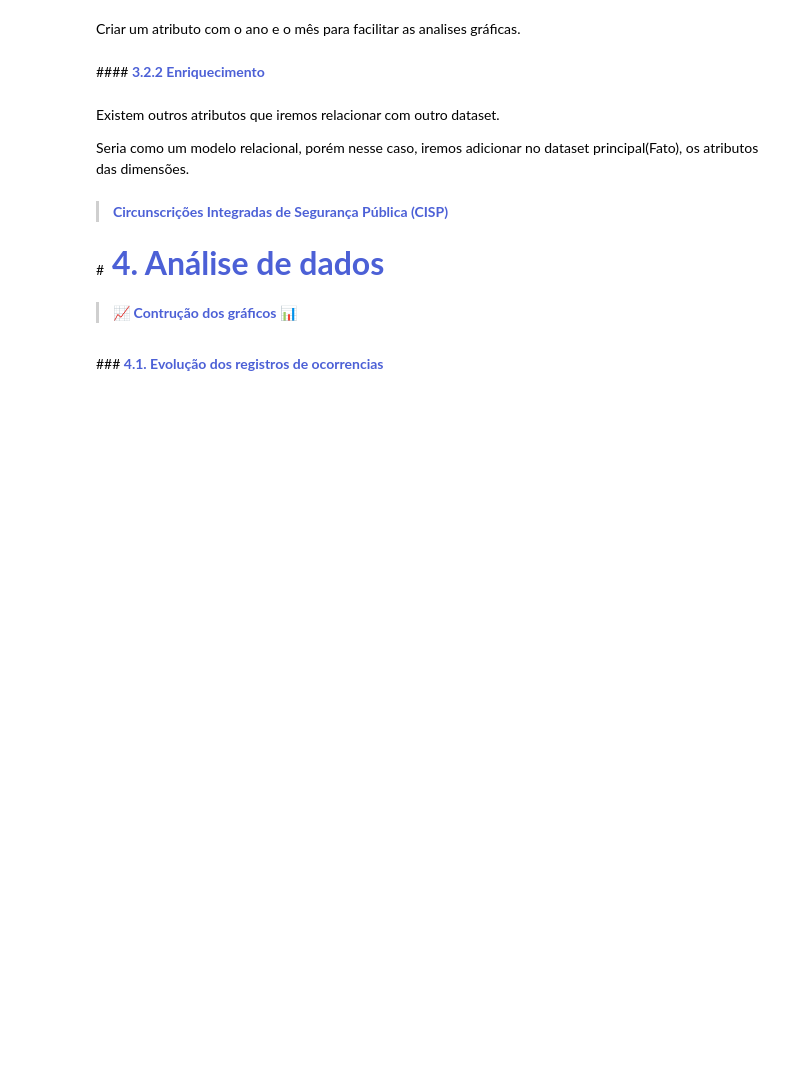
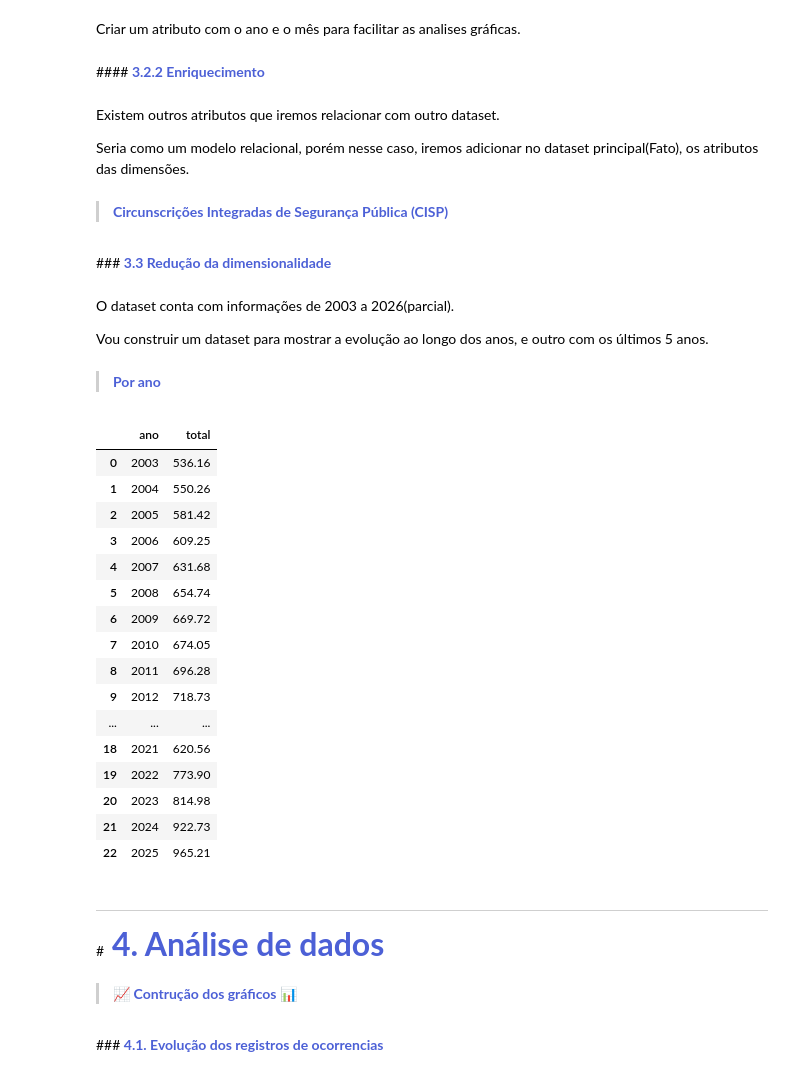
Before and after one commit to gabrielmprata/Info_seguranca_publica_rj, a Jupyter notebook: Info_seguranca_publica_rj.ipynb, the cells around one changed output. Saved outputs shown, nothing was run; the diff lists cells and outputs as text; code cells hidden in the pictures; blank space fills up the shorter version.

```diff
--- a/Info_seguranca_publica_rj.ipynb
+++ b/Info_seguranca_publica_rj.ipynb
@@ -480,6 +488,43 @@ Seria como um modelo relacional, porém nesse caso, iremos adicionar no dataset
 ><font color=#4c60d6>**Circunscrições Integradas de Segurança Pública  (CISP)**
 # %%
 df_ocorrencias = pd.merge(df_ocorrencias, df_cisp, left_on=['cisp'], right_on=['cisp'], how='left')
+# %% [markdown]
+###**<font color=#4c60d6> 3.3 Redução da dimensionalidade**
+# %% [markdown]
+O dataset conta com informações de 2003 a 2026(parcial).
+>
+Vou construir um dataset para mostrar a evolução ao longo dos anos, e outro com os últimos 5 anos.
+# %% [markdown]
+><font color=#4c60d6>**Por ano**
+# %%
+df_hist_anual = df_ocorrencias[(df_ocorrencias['ano'] <= 2025)].copy()
+df_hist_anual = df_hist_anual.groupby(["ano"])['total'].sum().reset_index()
+
+df_hist_anual['total'] = ((df_hist_anual['total'])/1000).round(1)
+# %%
+df_hist_anual
+# %% [output]
+|  | ano | total |
+| 0 | 2003 | 536.16 |
+| 1 | 2004 | 550.26 |
+| 2 | 2005 | 581.42 |
+| 3 | 2006 | 609.25 |
+| 4 | 2007 | 631.68 |
+| 5 | 2008 | 654.74 |
+| 6 | 2009 | 669.72 |
+| 7 | 2010 | 674.05 |
+| 8 | 2011 | 696.28 |
+| 9 | 2012 | 718.73 |
+| ... | ... | ... |
+| 18 | 2021 | 620.56 |
+| 19 | 2022 | 773.90 |
+| 20 | 2023 | 814.98 |
+| 21 | 2024 | 922.73 |
+| 22 | 2025 | 965.21 |
+# %% [markdown]
+
+
+---
 # %% [markdown]
 #**<font color=#4c60d6 size="6"> 4. Análise de dados**
 # %% [markdown]
```
Also changed, not shown: parts of 11 cells of this notebook.
